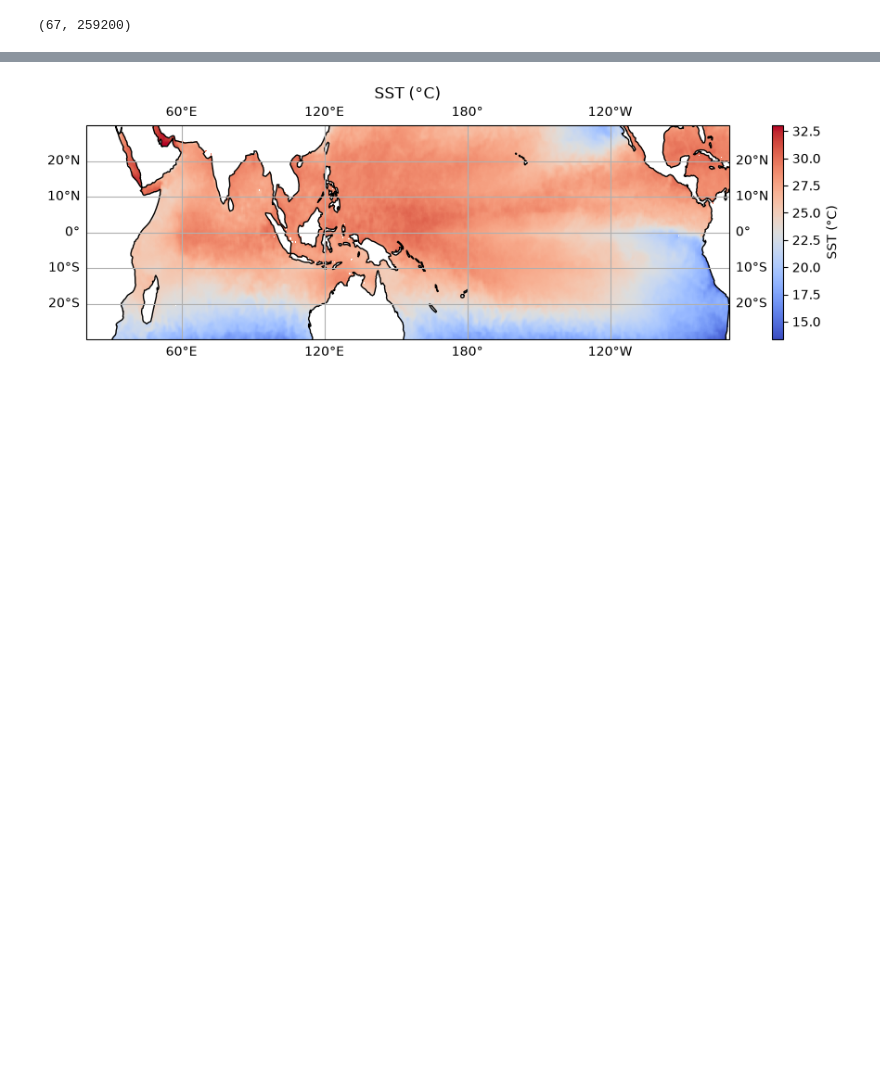
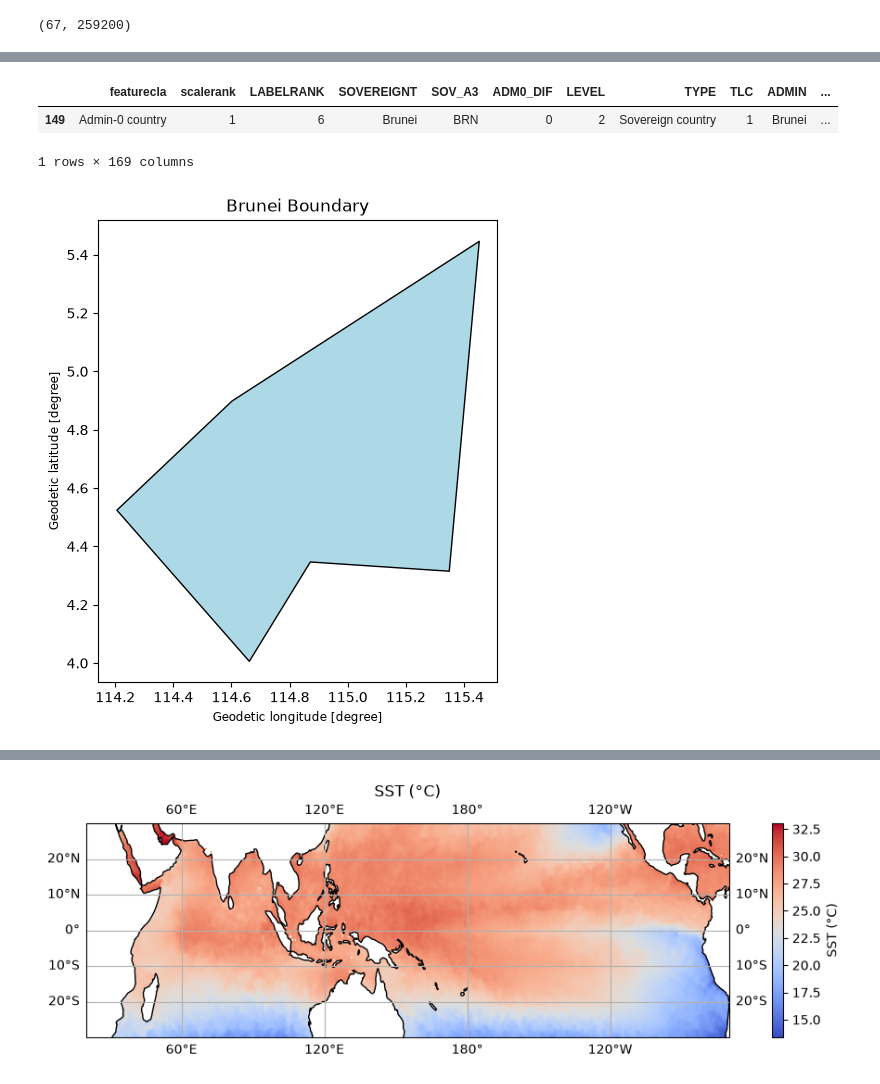
Before and after one commit to KuayTe0w/Climate-Data-Analysis, a Jupyter notebook: notebooks/preparation.ipynb, the cells around one changed output, grey strips where cells are left out. Drawn from its saved outputs; the diff is of its cells as text; code cells hidden in the pictures; blank space fills up the shorter version.

Commit message:
Continued work on data preparation

```diff
--- a/notebooks/preparation.ipynb
+++ b/notebooks/preparation.ipynb
@@ -116,0 +123,6 @@ PCs_test = X_test_w @ VT_train.T
+# %%
+import geopandas as gpd
+
+world = gpd.read_file('../data/ne_110m_admin_0_countries.zip')
+
+world.head()
@@ -116,0 +137,17 @@ PCs_test = X_test_w @ VT_train.T
+# %%
+brunei = world[world['NAME'].str.contains('Brunei', case=False, na=False)]
+
+brunei
+# %% [output]
+|  | featurecla | scalerank | LABELRANK | SOVEREIGNT | SOV_A3 | ADM0_DIF | LEVEL | TYPE | TLC | ADMIN | ... |
+| 149 | Admin-0 country | 1 | 6 | Brunei | BRN | 0 | 2 | Sovereign country | 1 | Brunei | ... |
+1 rows × 169 columns
+# %%
+fig, ax = plt.subplots(figsize=(6,6))
+
+brunei.plot(ax=ax, color='lightblue', edgecolor='black')
+
+plt.title('Brunei Boundary')
+plt.show()
+# %% [output]
+[figure, added]
```
Also changed, not shown: parts of 22 cells of this notebook.
